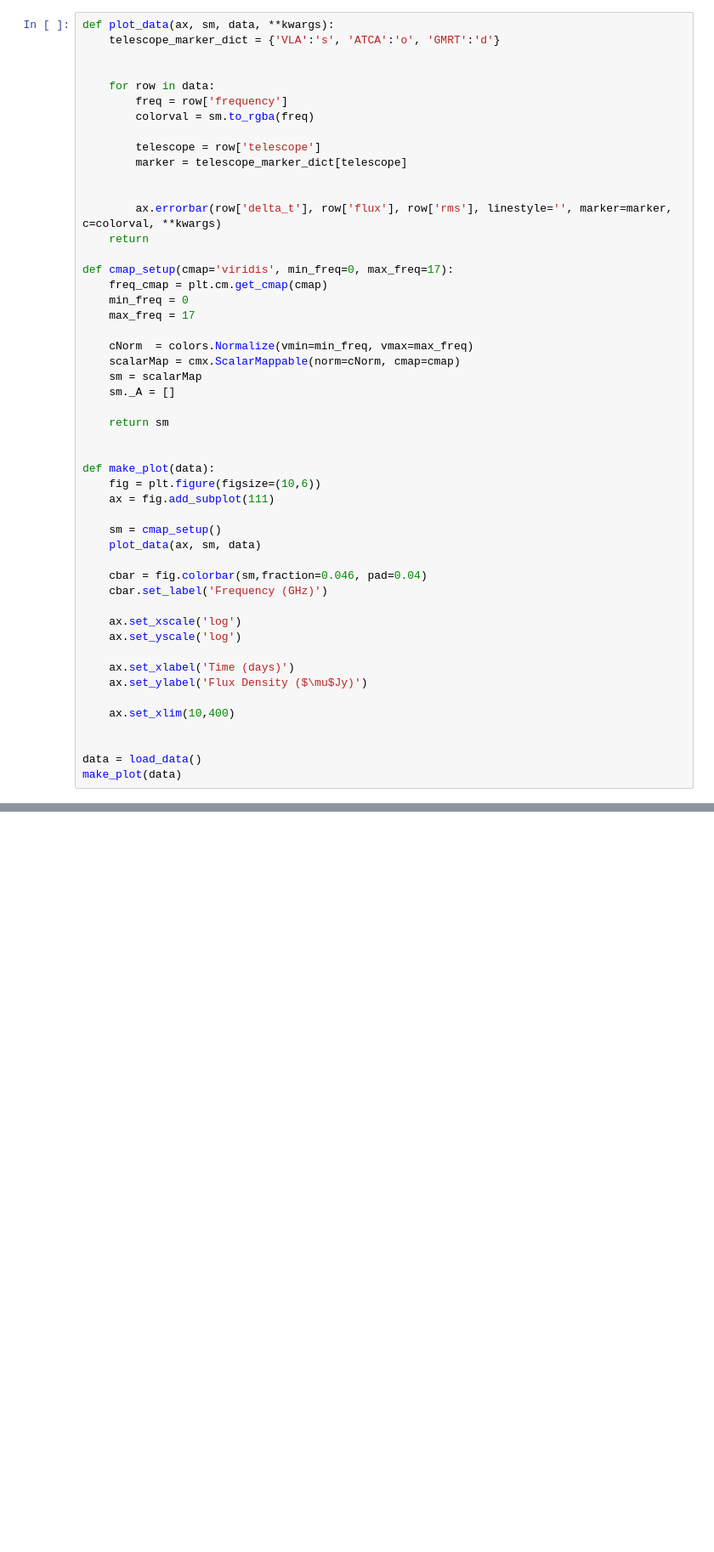
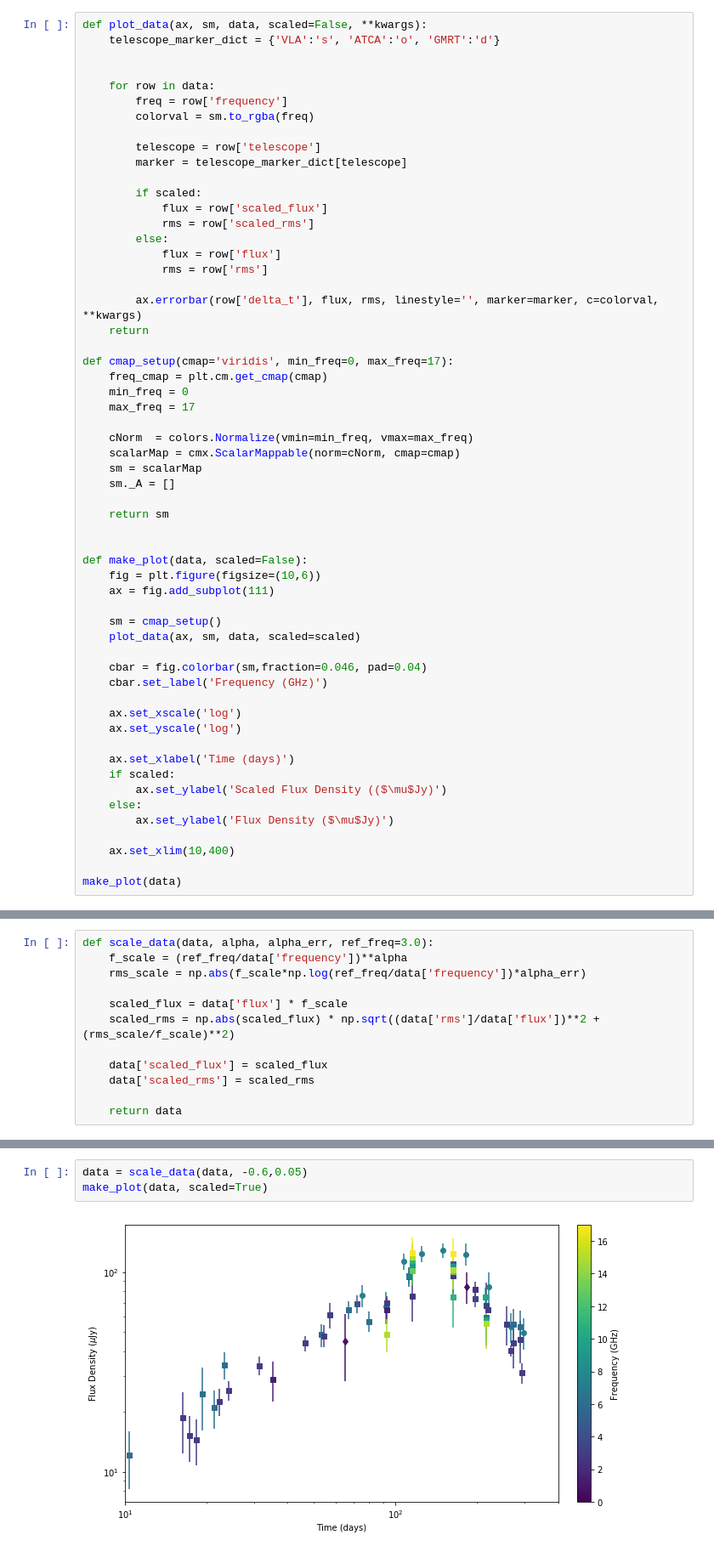
Before and after one commit to ddobie/growth-winter-school-2018, a Jupyter notebook: full_solutions.ipynb, the cells around one changed output, grey strips where cells are left out. Shown at 85% size. Drawn from its saved outputs; the diff is of its cells as text; blank space fills up the shorter version.

Commit message:
Added function to scale data based on spectral index

```diff
--- a/full_solutions.ipynb
+++ b/full_solutions.ipynb
@@ -21,7 +23,7 @@ def load_data(filename='radio_lightcurve.dat'):
 # Make a plot of the radio lightcurve
 Make a log-log plot of the flux density as a function of time. Make sure to modularise your code so that we can re-use parts of it later on. For bonus points use different markers for each telescope, and use a colour scale to denote the observation frequency.
 # %%
-def plot_data(ax, sm, data, **kwargs):
+def plot_data(ax, sm, data, scaled=False, **kwargs):
     telescope_marker_dict = {'VLA':'s', 'ATCA':'o', 'GMRT':'d'}
 
 
@@ -32,8 +34,14 @@ def plot_data(ax, sm, data, **kwargs):
         telescope = row['telescope']
         marker = telescope_marker_dict[telescope]
 
+        if scaled:
+            flux = row['scaled_flux']
+            rms = row['scaled_rms']
+        else:
+            flux = row['flux']
+            rms = row['rms']
 
-        ax.errorbar(row['delta_t'], row['flux'], row['rms'], linestyle='', marker=marker, c=colorval, **kwargs)
+        ax.errorbar(row['delta_t'], flux, rms, linestyle='', marker=marker, c=colorval, **kwargs)
     return
 
 def cmap_setup(cmap='viridis', min_freq=0, max_freq=17):
@@ -49,12 +57,12 @@ def cmap_setup(cmap='viridis', min_freq=0, max_freq=17):
     return sm
 
 
-def make_plot(data):
+def make_plot(data, scaled=False):
     fig = plt.figure(figsize=(10,6))
     ax = fig.add_subplot(111)
 
     sm = cmap_setup()
-    plot_data(ax, sm, data)
+    plot_data(ax, sm, data, scaled=scaled)
 
     cbar = fig.colorbar(sm,fraction=0.046, pad=0.04)
     cbar.set_label('Frequency (GHz)')
@@ -63,12 +71,13 @@ def make_plot(data):
     ax.set_yscale('log')
 
     ax.set_xlabel('Time (days)')
-    ax.set_ylabel('Flux Density ($\mu$Jy)')
+    if scaled:
+        ax.set_ylabel('Scaled Flux Density (($\mu$Jy)')
+    else:
+        ax.set_ylabel('Flux Density ($\mu$Jy)')
 
     ax.set_xlim(10,400)
 
-
-data = load_data()
 make_plot(data)
 # %% [output]
 [figure]
@@ -89,0 +102,12 @@ def alpha_calc(data):
+# %%
+def scale_data(data, alpha, alpha_err, ref_freq=3.0):
+    f_scale = (ref_freq/data['frequency'])**alpha
+    rms_scale = np.abs(f_scale*np.log(ref_freq/data['frequency'])*alpha_err)
+
+    scaled_flux = data['flux'] * f_scale
+    scaled_rms = np.abs(scaled_flux) * np.sqrt((data['rms']/data['flux'])**2 + (rms_scale/f_scale)**2)
+
+    data['scaled_flux'] = scaled_flux
+    data['scaled_rms'] = scaled_rms
+
+    return data
@@ -89,0 +116,5 @@ def alpha_calc(data):
+# %%
+data = scale_data(data, -0.6,0.05)
+make_plot(data, scaled=True)
+# %% [output]
+[figure, added]
```
Also changed, not shown: parts of 5 cells of this notebook.
